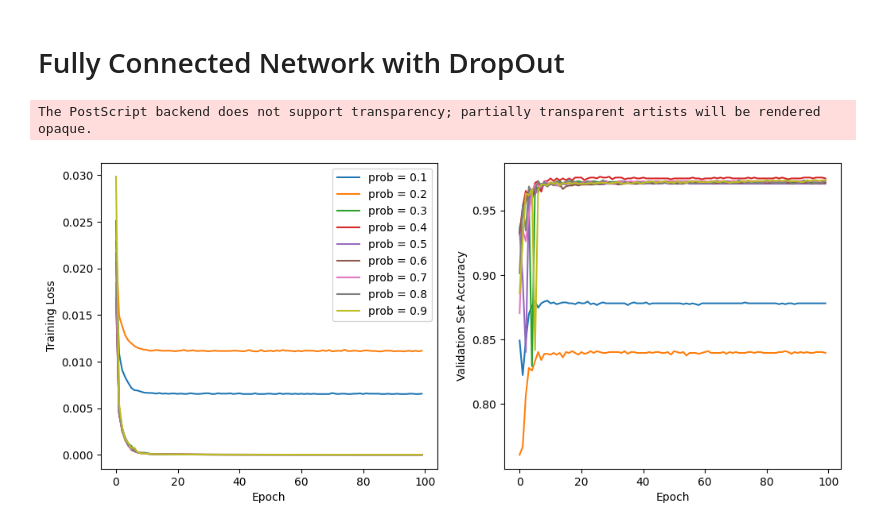
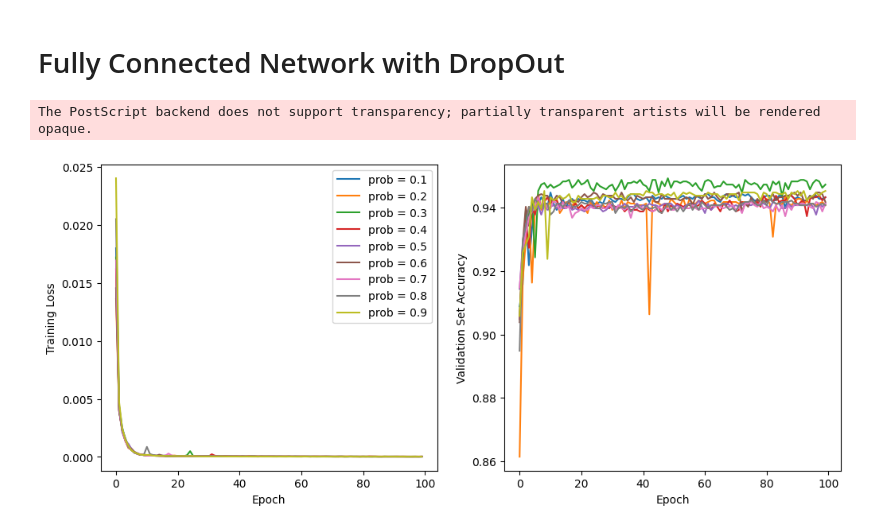
Before and after one commit to mao1756/CAP5619-sp24, a Jupyter notebook: P1/codes/P1.ipynb, the cells around one changed output. Drawn from its saved outputs; the diff is of its cells as text; code cells hidden in the pictures.

```diff
--- a/P1/codes/P1.ipynb
+++ b/P1/codes/P1.ipynb
@@ -50,7 +50,7 @@ test_dataset = MyDataset(test_list)
 # Split the train dataset into train and validation
 train_size = int(0.8 * len(train_dataset))
 val_size = len(train_dataset) - train_size
-train_dataset, val_dataset = torch.utils.data.random_split(train_dataset, [train_size, val_size])
+#train_dataset, val_dataset = torch.utils.data.random_split(train_dataset, [train_size, val_size])
 # %% [output]
 Using cuda device
 Loaded 7291 data for train data
@@ -966,33 +966,33 @@ EPOCHS = 100
 probabilities = [0.1, 0.2, 0.3, 0.4, 0.5, 0.6, 0.7, 0.8, 0.9]
 
 loss_acc_fc_dropout = []
 fig, ax = plt.subplots(1, 2, figsize=(12, 5))
 
 for prob in probabilities:
     model = NeuralNetwork_DropOut(778, 761, 737, prob, ["relu", "relu", "relu", "relu"]).to(device)
     torch.nn.init.xavier_normal_(model.layer1.weight)
     torch.nn.init.xavier_normal_(model.layer2.weight)
     torch.nn.init.xavier_normal_(model.layer3.weight)
     torch.nn.init.xavier_normal_(model.layer4.weight)
     optimizer = torch.optim.SGD(model.parameters(), lr=0.1)
     train_dataloader = torch.utils.data.DataLoader(train_dataset, batch_size=BATCH_SIZE, shuffle=True)
-    val_dataloader = torch.utils.data.DataLoader(val_dataset, batch_size=BATCH_SIZE, shuffle=True)
+    test_dataloader = torch.utils.data.DataLoader(test_dataset, batch_size=BATCH_SIZE, shuffle=True)
     loss = []
     accuracy = []
     for epoch in range(EPOCHS):
         loss.append(train(train_dataloader, model, loss_fn, optimizer))
-        accuracy.append(test(val_dataloader, model, loss_fn))
+        accuracy.append(test(test_dataloader, model, loss_fn))
     loss_acc_fc_dropout.append((loss, accuracy))
 
 for i, (loss, accuracy) in enumerate(loss_acc_fc_dropout):
     ax[0].plot(loss, label=f"prob = {probabilities[i]}")
     ax[1].plot(accuracy, label=f"prob = {probabilities[i]}")
 ax[0].set_xlabel("Epoch")
 ax[0].set_ylabel("Training Loss")
 ax[0].legend()
 ax[1].set_xlabel("Epoch")
 ax[1].set_ylabel("Validation Set Accuracy")
 plt.savefig('../dropout_comparison_fc.eps', format='eps')
 # %% [output]
 The PostScript backend does not support transparency; partially transparent artists will be rendered opaque.
-[figure, old version]
+[figure, new version]
```
Also changed, not shown: parts of 1 cell of this notebook, 1 other file.
